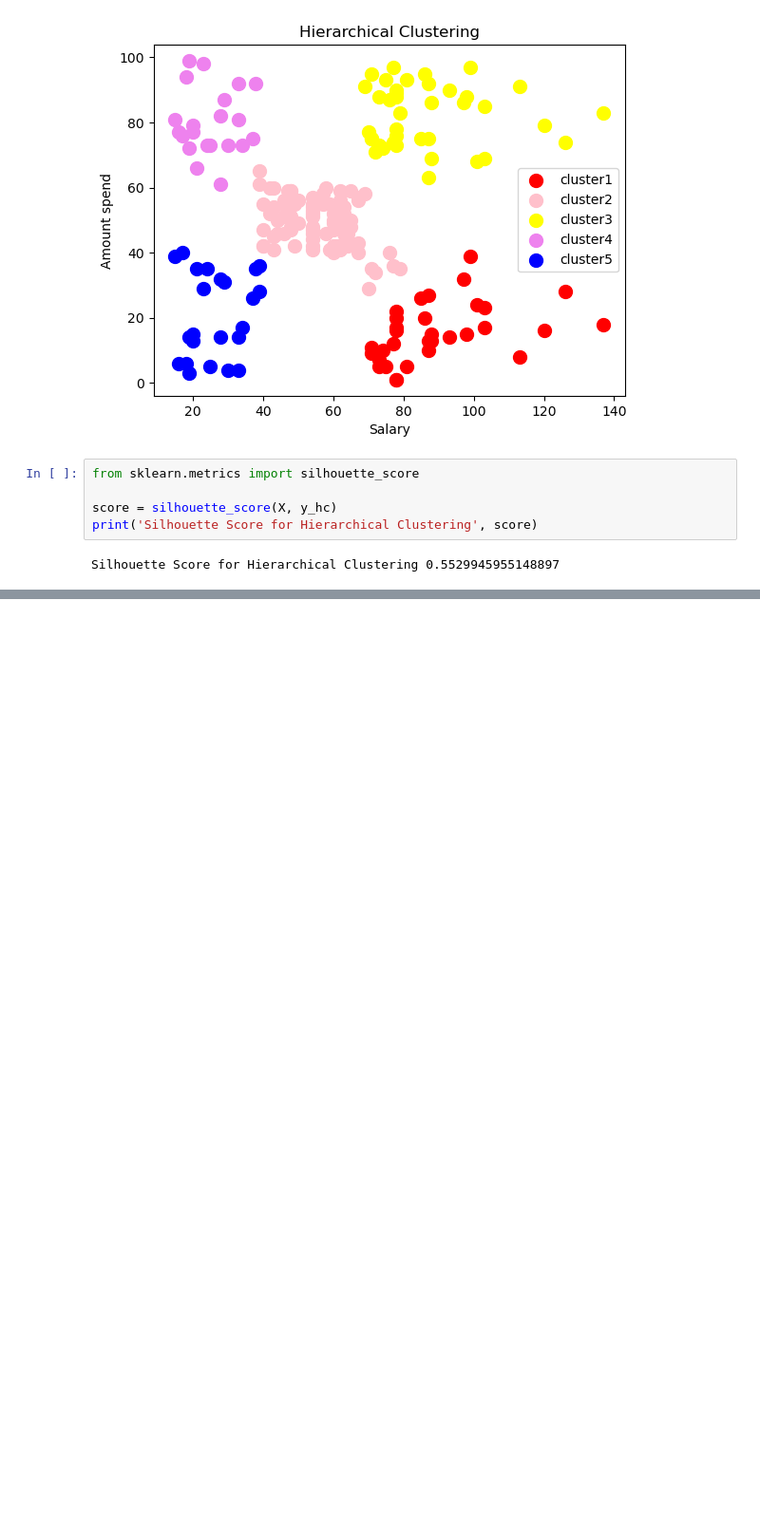
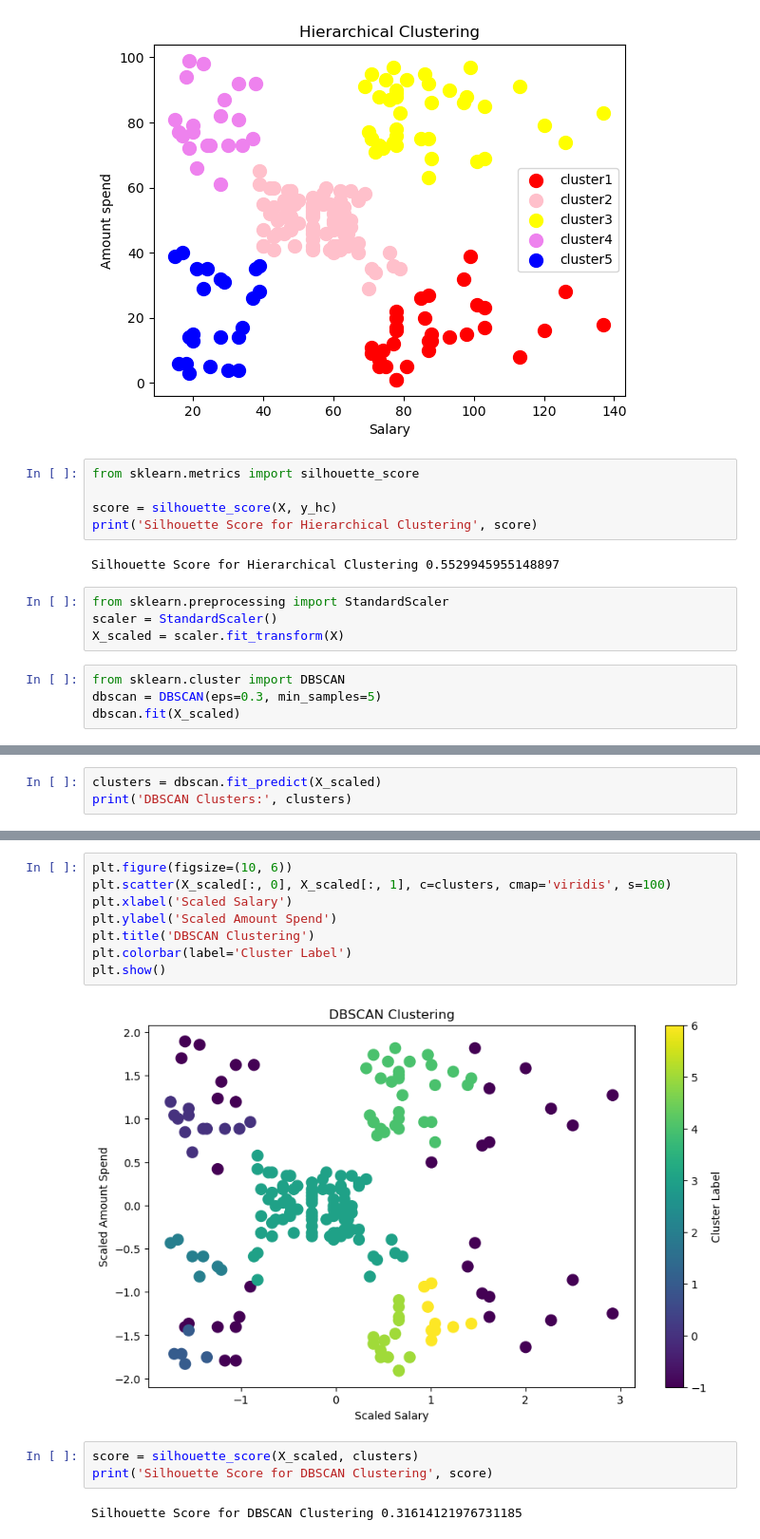
Before and after one commit to KIRAN3031/Machine_Learning, a Jupyter notebook: unSuprvisedML/Hierarchical-clustering/Mall_hierarchical_clustering.ipynb, the cells around one changed output, grey strips where cells are left out. Shown at 95% size. Cells and saved outputs as stored; diff of their text form; blank space fills up the shorter version.

```diff
--- a/unSuprvisedML/Hierarchical-clustering/Mall_hierarchical_clustering.ipynb
+++ b/unSuprvisedML/Hierarchical-clustering/Mall_hierarchical_clustering.ipynb
@@ -65,3 +65,11 @@ score = silhouette_score(X, y_hc)
 print('Silhouette Score for Hierarchical Clustering', score)
 # %% [output]
 Silhouette Score for Hierarchical Clustering 0.5529945955148897
+# %%
+from sklearn.preprocessing import StandardScaler
+scaler = StandardScaler()
+X_scaled = scaler.fit_transform(X)
+# %%
+from sklearn.cluster import DBSCAN
+dbscan = DBSCAN(eps=0.3, min_samples=5)
+dbscan.fit(X_scaled)
@@ -67,0 +78,3 @@ Silhouette Score for Hierarchical Clustering 0.5529945955148897
+# %%
+clusters = dbscan.fit_predict(X_scaled)
+print('DBSCAN Clusters:', clusters)
@@ -67,0 +91,15 @@ Silhouette Score for Hierarchical Clustering 0.5529945955148897
+# %%
+plt.figure(figsize=(10, 6))
+plt.scatter(X_scaled[:, 0], X_scaled[:, 1], c=clusters, cmap='viridis', s=100)
+plt.xlabel('Scaled Salary')
+plt.ylabel('Scaled Amount Spend')
+plt.title('DBSCAN Clustering')
+plt.colorbar(label='Cluster Label')
+plt.show()
+# %% [output]
+[figure, added]
+# %%
+score = silhouette_score(X_scaled, clusters)
+print('Silhouette Score for DBSCAN Clustering', score)
+# %% [output]
+Silhouette Score for DBSCAN Clustering 0.31614121976731185
```
Also changed, not shown: parts of 3 cells of this notebook, 18 other files.
